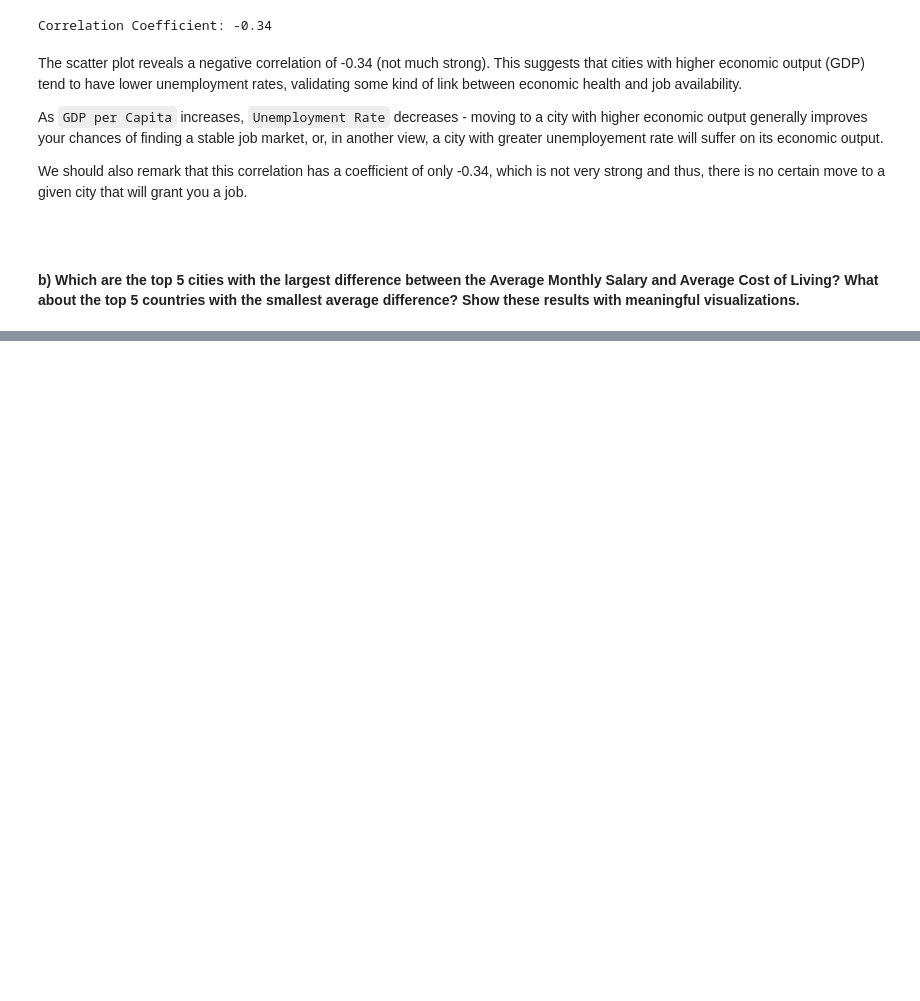
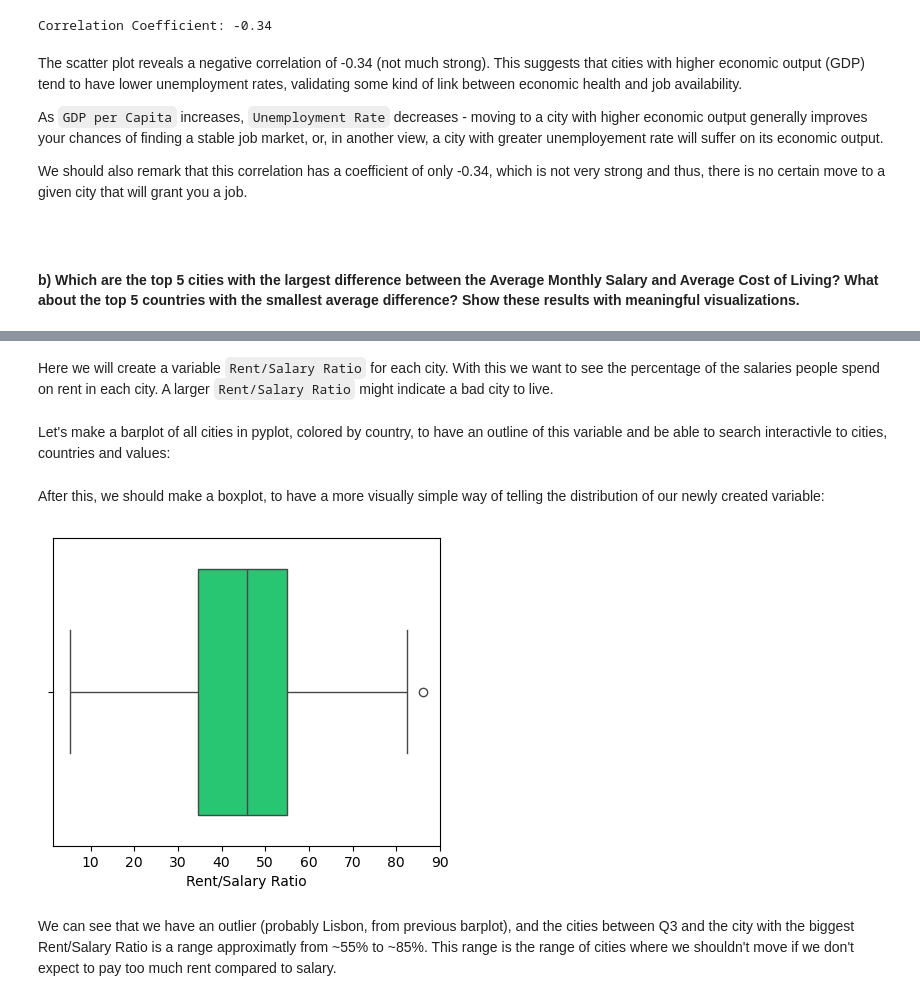
Before and after one commit to gugaffranco/ProgrammingForDataScienceG825, a Jupyter notebook: Data_Exploration.ipynb, the cells around one changed output, grey strips where cells are left out. Cells and saved outputs as stored; diff of their text form; code cells hidden in the pictures; blank space fills up the shorter version.

```diff
--- a/Data_Exploration.ipynb
+++ b/Data_Exploration.ipynb
@@ -1961,0 +2202,22 @@ print(top_5_cities_savings)
+# %%
+# --- Question 5: Additional Insights ---
+
+# Insight 1: Rent Affordability
+city_data['Rent_Load'] = (city_data['Average Rent Price'] / city_data['Average Monthly Salary']) * 100
+most_expensive_rent_relative = city_data.nlargest(3, 'Rent_Load')[['City', 'Rent_Load']]
+print("\n--- Insight 1: Cities with Highest Rent Burden (% of Salary) ---")
+print(most_expensive_rent_relative)
+
+# Insight 2: The English Premium (Cost of Living)
+# Assuming you have an 'English' dummy column from previous steps
+if 'English' in city_data.columns:
+    english_cost = city_data[city_data['English'] == 1]['Average Cost of Living'].mean()
+    non_english_cost = city_data[city_data['English'] == 0]['Average Cost of Living'].mean()
+    print(f"\n--- Insight 2: Cost of Living English vs Non-English ---")
+    print(f"English Speaking Cities Avg Cost: €{english_cost:.2f}")
+    print(f"Non-English Speaking Cities Avg Cost: €{non_english_cost:.2f}")
+
+# Insight 3: Heat vs GDP
+heat_gdp_corr = city_data['Average Monthly Salary'].corr(city_data['Average Rent Price'])
+print(f"\n--- Insight 3: Correlation between Heat Stress and GDP ---")
+print(f"Correlation: {heat_gdp_corr:.2f} (Does heat impact economic output?)")
@@ -1961,0 +2239,7 @@ print(top_5_cities_savings)
+# %% [markdown]
+<p>Here we will create a variable <code>Rent/Salary Ratio</code> for each city. With this we want to see the percentage of the salaries people spend on rent in each city. A larger <code>Rent/Salary Ratio</code> might indicate a bad city to live.
+# %%
+rsr_df = city_data.copy()
+rsr_df['Rent/Salary Ratio'] = rsr_df['Average Rent Price'] / rsr_df['Average Monthly Salary'] * 100
+# %% [markdown]
+<p>Let's make a barplot of all cities in pyplot, colored by country, to have an outline of this variable and be able to search interactivle to cities, countries and values:</p>
@@ -1961,0 +2261,15 @@ print(top_5_cities_savings)
+# %% [markdown]
+<p>After this, we should make a boxplot, to have a more visually simple way of telling the distribution of our newly created variable:</p>
+# %%
+fig, ax = plt.subplots(figsize=(5, 4))
+sns.boxplot(
+    data=rsr_df,
+    x='Rent/Salary Ratio',
+    color='#0EE071'
+)
+
+fig.show()
+# %% [output]
+[figure, added]
+# %% [markdown]
+<p>We can see that we have an outlier (probably Lisbon, from previous barplot), and the cities between Q3 and the city with the biggest Rent/Salary Ratio is a range approximatly from ~55% to ~85%. This range is the range of cities where we shouldn't move if we don't expect to pay too much rent compared to salary.</p>
```
Also changed, not shown: parts of 64 cells of this notebook.
